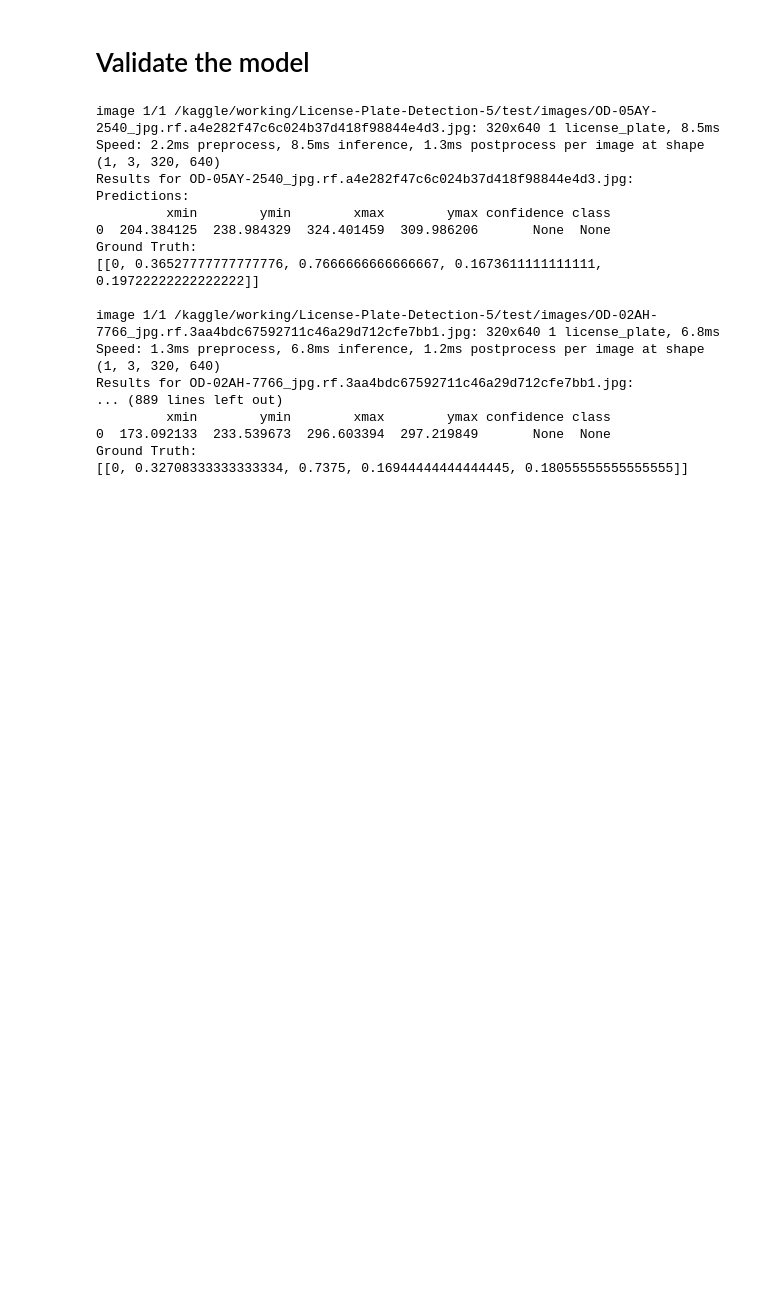
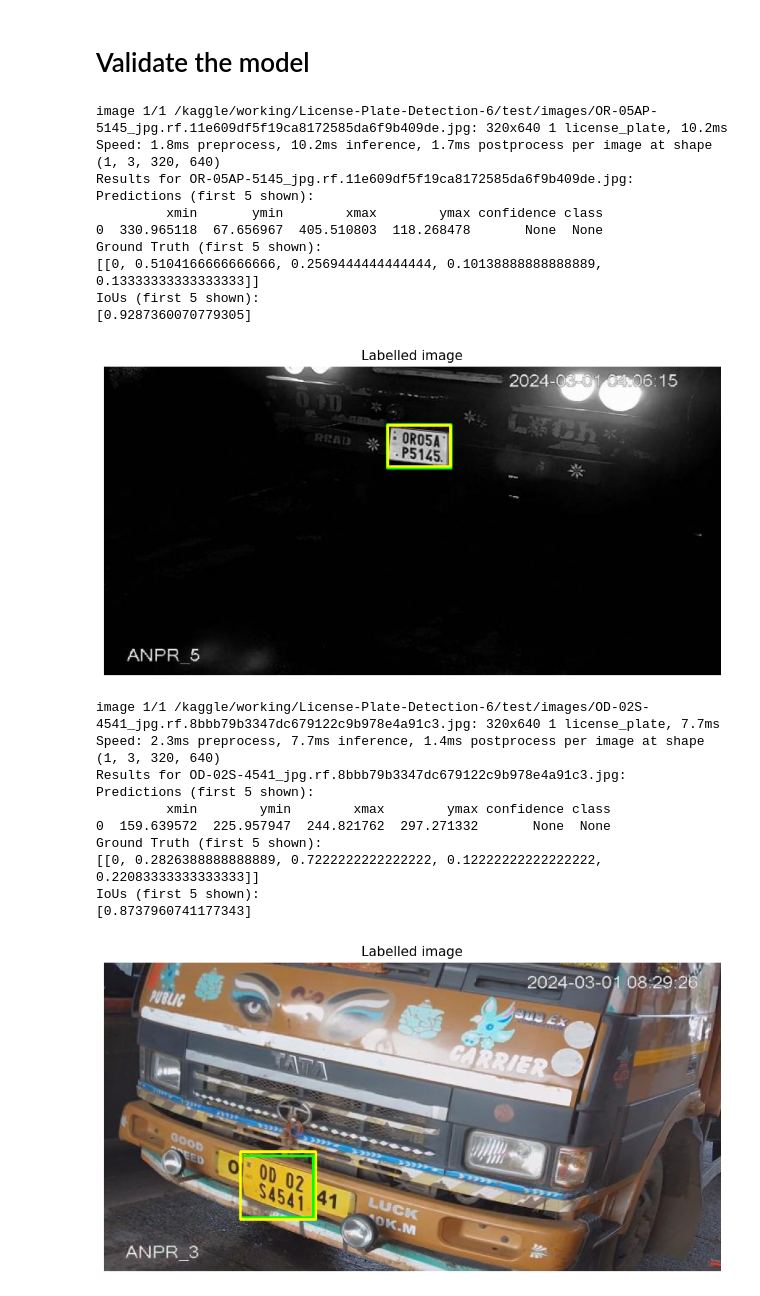
Before and after one commit to PawanKrGunjan/Computer-Vision, a Jupyter notebook: License Plate Recognition/Train-YOLOv8-model-on-License-Plate-Dataset.ipynb, the cells around one changed output. Saved outputs shown, nothing was run; the diff lists cells and outputs as text; code cells hidden in the pictures; blank space fills up the shorter version.

```diff
--- a/License Plate Recognition/Train-YOLOv8-model-on-License-Plate-Dataset.ipynb
+++ b/License Plate Recognition/Train-YOLOv8-model-on-License-Plate-Dataset.ipynb
@@ -148,8 +151,8 @@ with open(data_yaml_path, 'r') as file:
     data = yaml.safe_load(file)
 
 # Modify the paths as needed
-data['train'] = '/kaggle/working/License-Plate-Detection-5/train/images'
-data['val'] = '/kaggle/working/License-Plate-Detection-5/valid/images'
+data['train'] = '/kaggle/working/License-Plate-Detection-6/train/images'
+data['val'] = '/kaggle/working/License-Plate-Detection-6/valid/images'
 
 # Modify the number of classes and their names
 data['nc'] = 1  # Number of classes
@@ -270,8 +269,8 @@ display(im)
 # Validate the model
 # %%
 # Define directories
-test_images_dir = '/kaggle/working/License-Plate-Detection-5/test/images'
-test_labels_dir = '/kaggle/working/License-Plate-Detection-5/test/labels'
+test_images_dir = '/kaggle/working/License-Plate-Detection-6/test/images'
+test_labels_dir = '/kaggle/working/License-Plate-Detection-6/test/labels'
 # %%
 def load_labels(label_path):
     labels = []
@@ -325,0 +332,29 @@ def evaluate_image(image_file):
+# %%
+def calculate_iou(box1, box2):
+    """
+    Calculate the Intersection over Union (IoU) of two bounding boxes.
+
+    Parameters:
+        box1 (list): [xmin, ymin, xmax, ymax] for the first box
+        box2 (list): [xmin, ymin, xmax, ymax] for the second box
+
+    Returns:
+        float: IoU value
+    """
+    # Calculate the (x, y) coordinates of the intersection rectangle
+    xA = max(box1[0], box2[0])
+    yA = max(box1[1], box2[1])
+    xB = min(box1[2], box2[2])
+    yB = min(box1[3], box2[3])
+
+    # Calculate the area of intersection
+    interArea = max(0, xB - xA) * max(0, yB - yA)
+
+    # Calculate the area of both bounding boxes
+    box1Area = (box1[2] - box1[0]) * (box1[3] - box1[1])
+    box2Area = (box2[2] - box2[0]) * (box2[3] - box2[1])
+
+    # Calculate the intersection over union
+    iou = interArea / float(box1Area + box2Area - interArea)
+
+    return iou
@@ -326,24 +428,29 @@ def evaluate_image(image_file):
 # %%
 # Evaluate all images
-image_files = [f for f in os.listdir(test_images_dir) if f.endswith(('.jpg', '.png'))]
+image_files = os.listdir(test_images_dir)
 
 for image_file in image_files:
     evaluate_image(image_file)
 # %% [output]
-image 1/1 /kaggle/working/License-Plate-Detection-5/test/images/OD-05AY-2540_jpg.rf.a4e282f47c6c024b37d418f98844e4d3.jpg: 320x640 1 license_plate, 8.5ms
-Speed: 2.2ms preprocess, 8.5ms inference, 1.3ms postprocess per image at shape (1, 3, 320, 640)
-Results for OD-05AY-2540_jpg.rf.a4e282f47c6c024b37d418f98844e4d3.jpg:
-Predictions:
-         xmin        ymin        xmax        ymax confidence class
-0  204.384125  238.984329  324.401459  309.986206       None  None
-Ground Truth:
-[[0, 0.36527777777777776, 0.7666666666666667, 0.1673611111111111, 0.19722222222222222]]
-
-image 1/1 /kaggle/working/License-Plate-Detection-5/test/images/OD-02AH-7766_jpg.rf.3aa4bdc67592711c46a29d712cfe7bb1.jpg: 320x640 1 license_plate, 6.8ms
-Speed: 1.3ms preprocess, 6.8ms inference, 1.2ms postprocess per image at shape (1, 3, 320, 640)
-Results for OD-02AH-7766_jpg.rf.3aa4bdc67592711c46a29d712cfe7bb1.jpg:
-... (889 lines left out)
-         xmin        ymin        xmax        ymax confidence class
-0  173.092133  233.539673  296.603394  297.219849       None  None
-Ground Truth:
-[[0, 0.32708333333333334, 0.7375, 0.16944444444444445, 0.18055555555555555]]
+image 1/1 /kaggle/working/License-Plate-Detection-6/test/images/OR-05AP-5145_jpg.rf.11e609df5f19ca8172585da6f9b409de.jpg: 320x640 1 license_plate, 10.2ms
+Speed: 1.8ms preprocess, 10.2ms inference, 1.7ms postprocess per image at shape (1, 3, 320, 640)
+Results for OR-05AP-5145_jpg.rf.11e609df5f19ca8172585da6f9b409de.jpg:
+Predictions (first 5 shown):
+         xmin       ymin        xmax        ymax confidence class
+0  330.965118  67.656967  405.510803  118.268478       None  None
+Ground Truth (first 5 shown):
+[[0, 0.5104166666666666, 0.2569444444444444, 0.10138888888888889, 0.13333333333333333]]
+IoUs (first 5 shown):
+[0.9287360070779305]
+[figure, added]
+image 1/1 /kaggle/working/License-Plate-Detection-6/test/images/OD-02S-4541_jpg.rf.8bbb79b3347dc679122c9b978e4a91c3.jpg: 320x640 1 license_plate, 7.7ms
+Speed: 2.3ms preprocess, 7.7ms inference, 1.4ms postprocess per image at shape (1, 3, 320, 640)
+Results for OD-02S-4541_jpg.rf.8bbb79b3347dc679122c9b978e4a91c3.jpg:
+Predictions (first 5 shown):
+         xmin        ymin        xmax        ymax confidence class
+0  159.639572  225.957947  244.821762  297.271332       None  None
+Ground Truth (first 5 shown):
+[[0, 0.2826388888888889, 0.7222222222222222, 0.12222222222222222, 0.22083333333333333]]
+IoUs (first 5 shown):
+[0.8737960741177343]
+[figure, added]
```
Also changed, not shown: parts of 18 cells of this notebook.
